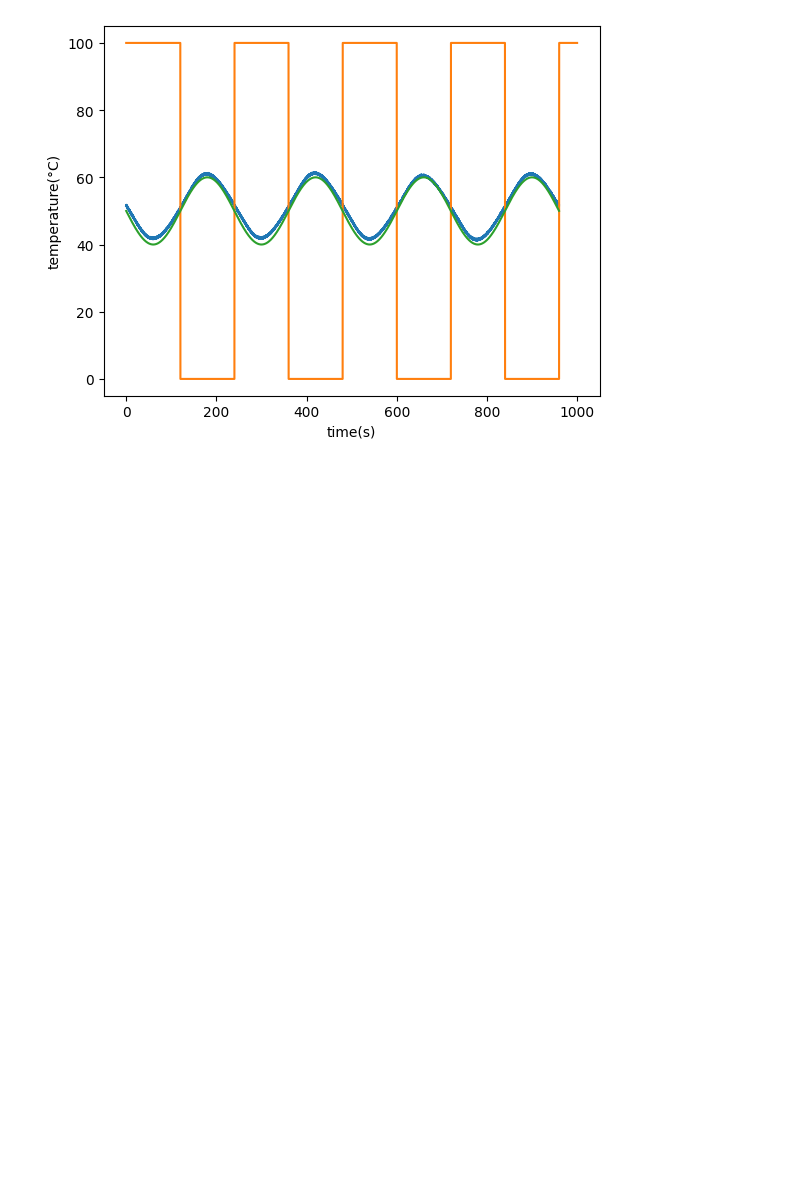
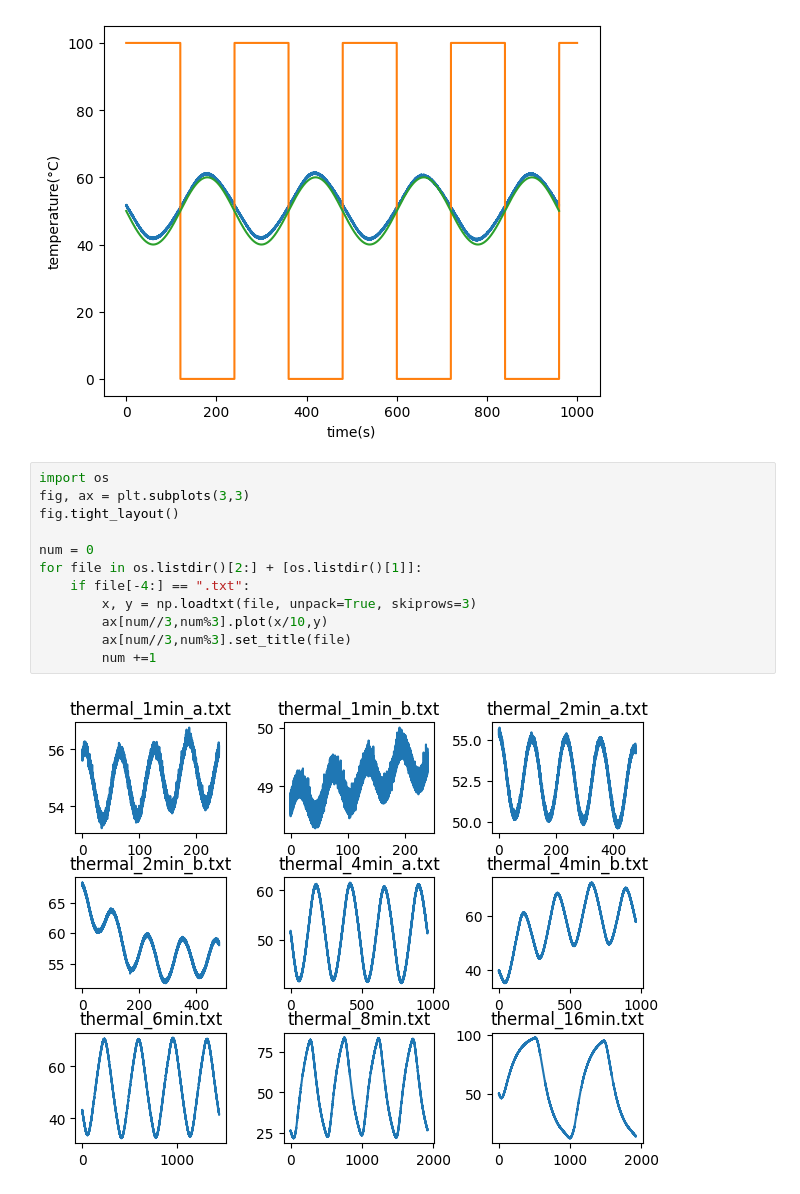
Before and after one commit to tonyko618/Waves_Lab, a Jupyter notebook: Session2/code.ipynb, the cells around one changed output. Saved outputs shown, nothing was run; the diff lists cells and outputs as text; blank space fills up the shorter version.

```diff
--- a/Session2/code.ipynb
+++ b/Session2/code.ipynb
@@ -51,3 +50,17 @@ plt.ylabel("temperature(°C)")
 # %% [output]
 Text(0, 0.5, 'temperature(°C)')
 [figure]
+# %%
+import os
+fig, ax = plt.subplots(3,3)
+fig.tight_layout()
+
+num = 0
+for file in os.listdir()[2:] + [os.listdir()[1]]:
+    if file[-4:] == ".txt":
+        x, y = np.loadtxt(file, unpack=True, skiprows=3)
+        ax[num//3,num%3].plot(x/10,y)
+        ax[num//3,num%3].set_title(file)
+        num +=1
+# %% [output]
+[figure, added]
```
Also changed, not shown: parts of 14 cells of this notebook.
